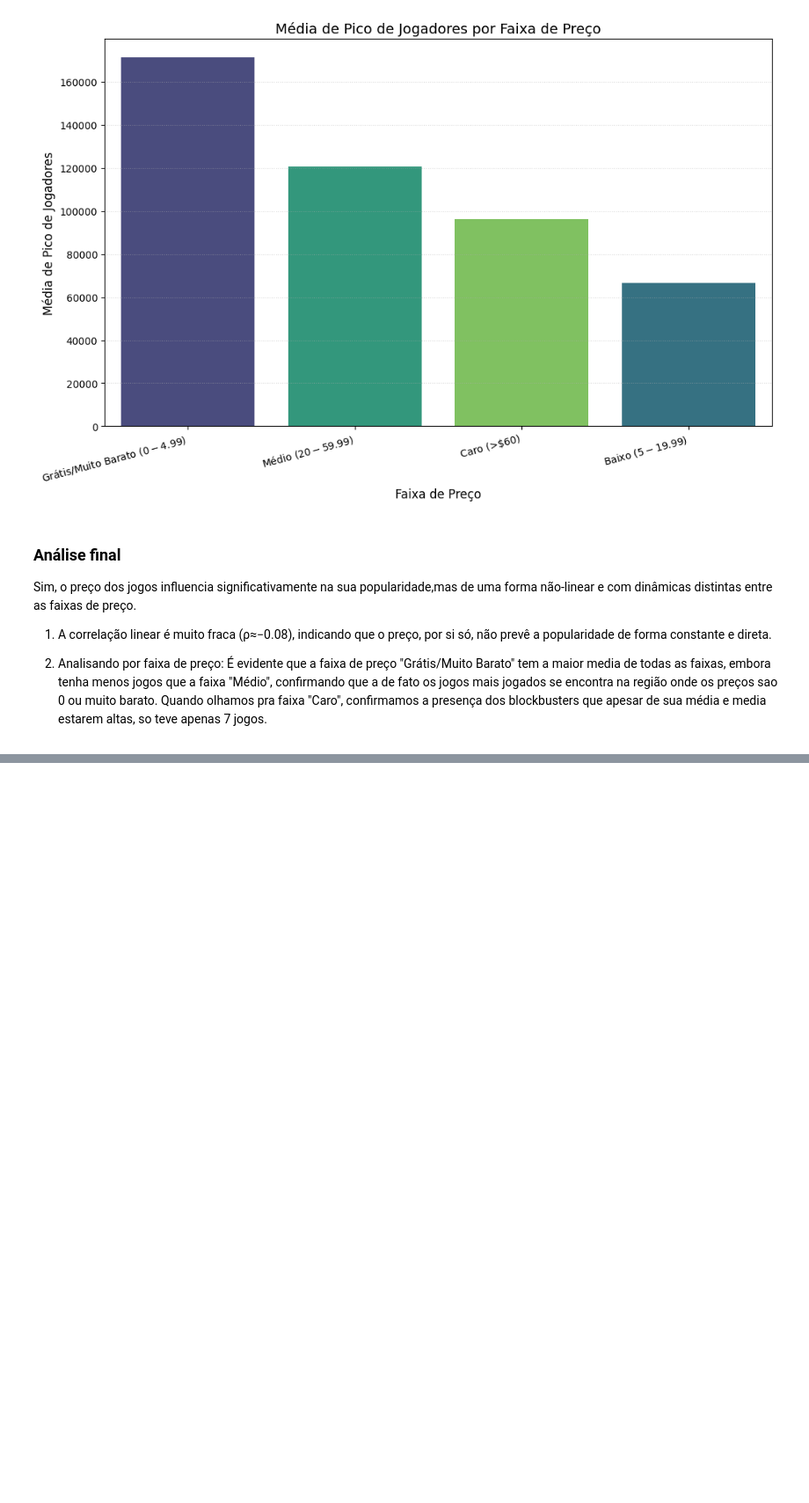
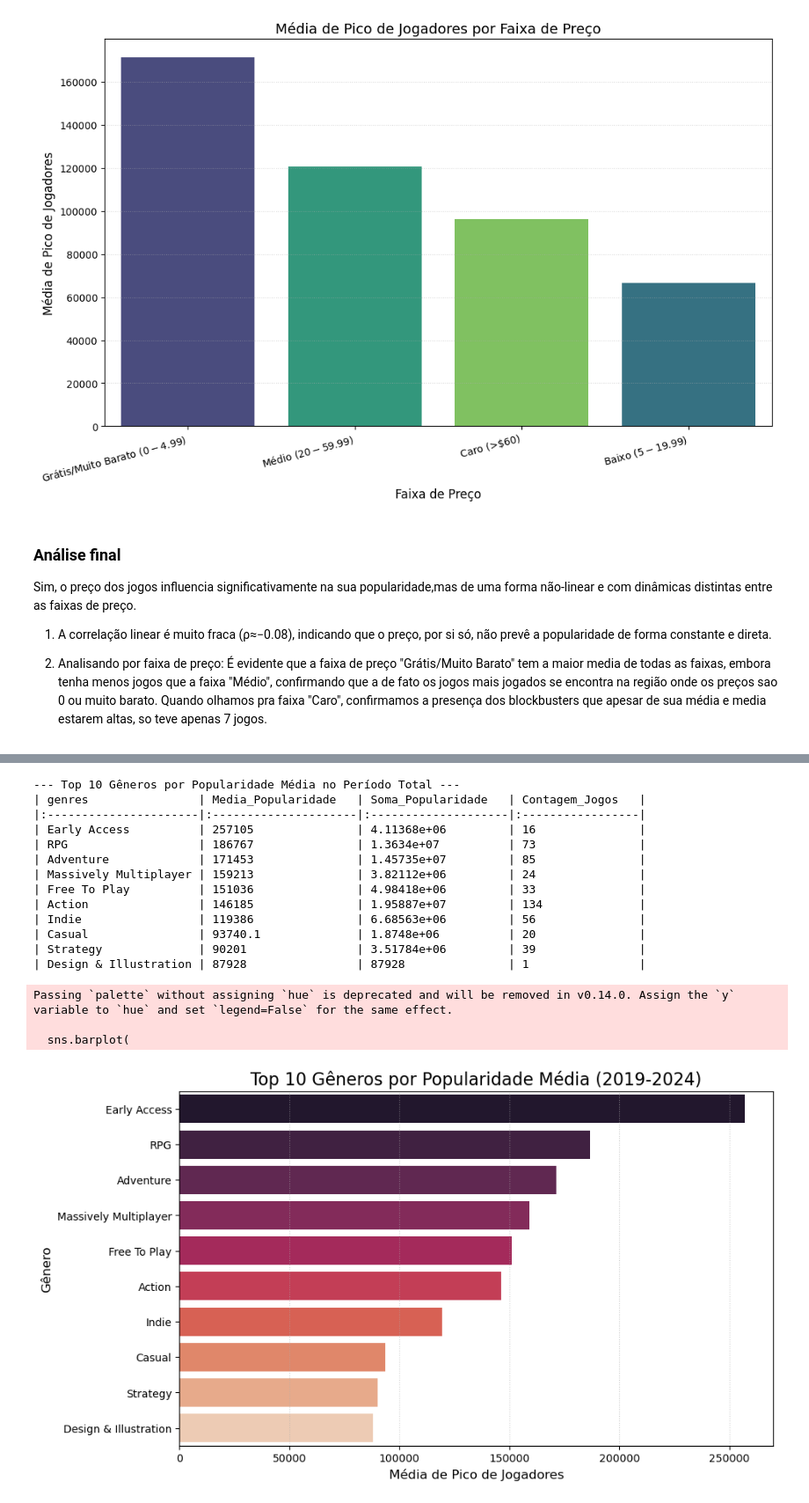
Before and after one commit to AlortCraft/Projeto-ICD-Steam, a Jupyter notebook: relatorio.ipynb, the cells around one changed output, grey strips where cells are left out. Shown at 88% size. Cells and saved outputs as stored; diff of their text form; code cells hidden in the pictures; blank space fills up the shorter version.

Commit message:
Adicionando Análise sobre Gêneros

```diff
--- a/relatorio.ipynb
+++ b/relatorio.ipynb
@@ -401,0 +469,49 @@ Sim, o preço dos jogos influencia significativamente na sua popularidade,mas de
+# %%
+import matplotlib.pyplot as plt
+import seaborn as sns
+
+# Agrupar por gênero e calcular a popularidade média, total e contagem de jogos
+dominio_geral_genero = df_exploded.groupby(COLUNA_GENERO).agg(
+    Media_Popularidade = (COLUNA_POPULARIDADE, 'mean'),
+    Soma_Popularidade = (COLUNA_POPULARIDADE, 'sum'),
+    Contagem_Jogos = (COLUNA_GENERO, 'count')
+).reset_index()
+
+# Ordenar para ver os mais populares
+dominio_geral_genero_ordenado = dominio_geral_genero.sort_values(by='Media_Popularidade', ascending=False)
+
+print("\n--- Top 10 Gêneros por Popularidade Média no Período Total ---")
+print(dominio_geral_genero_ordenado.head(10).to_markdown(index=False, numalign="left", stralign="left"))
+
+
+# Visualização: Gráfico de Barras dos Top 10 Gêneros
+plt.figure(figsize=(10, 6))
+sns.barplot(
+    x='Media_Popularidade',
+    y=COLUNA_GENERO,
+    data=dominio_geral_genero_ordenado.head(10),
+    palette='rocket'
+)
+plt.title('Top 10 Gêneros por Popularidade Média (2019-2024)', fontsize=16)
+plt.xlabel('Média de Pico de Jogadores', fontsize=12)
+plt.ylabel('Gênero', fontsize=12)
+plt.grid(axis='x', linestyle=':', alpha=0.6)
+plt.show()
+# %% [output]
+--- Top 10 Gêneros por Popularidade Média no Período Total ---
+| genres                | Media_Popularidade   | Soma_Popularidade   | Contagem_Jogos   |
+|:----------------------|:---------------------|:--------------------|:-----------------|
+| Early Access          | 257105               | 4.11368e+06         | 16               |
+| RPG                   | 186767               | 1.3634e+07          | 73               |
+| Adventure             | 171453               | 1.45735e+07         | 85               |
+| Massively Multiplayer | 159213               | 3.82112e+06         | 24               |
+| Free To Play          | 151036               | 4.98418e+06         | 33               |
+| Action                | 146185               | 1.95887e+07         | 134              |
+| Indie                 | 119386               | 6.68563e+06         | 56               |
+| Casual                | 93740.1              | 1.8748e+06          | 20               |
+| Strategy              | 90201                | 3.51784e+06         | 39               |
+| Design & Illustration | 87928                | 87928               | 1                |
+Passing `palette` without assigning `hue` is deprecated and will be removed in v0.14.0. Assign the `y` variable to `hue` and set `legend=False` for the same effect.
+
+  sns.barplot(
+[figure, added]
```
Also changed, not shown: parts of 7 cells of this notebook.
